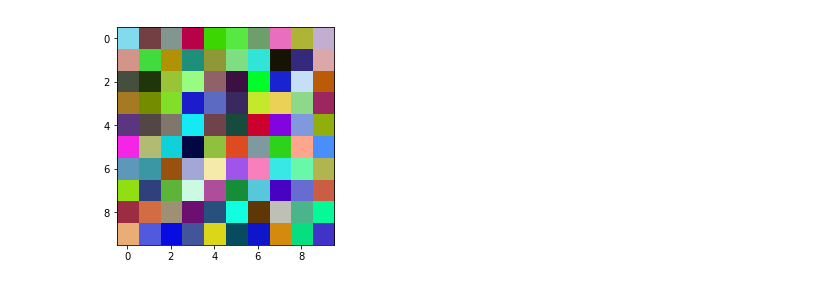
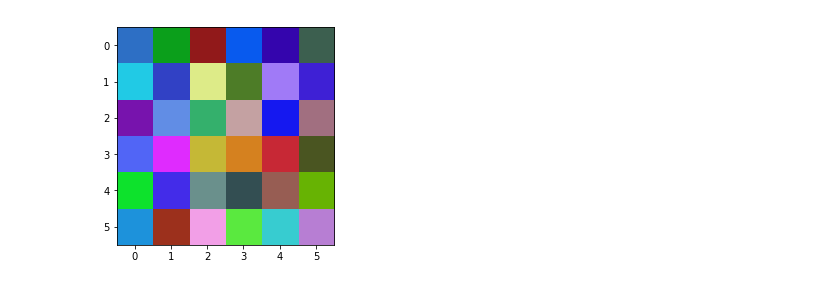
Before and after one commit to Lewington-pitsos/neural_synthesis, a Jupyter notebook: pad.ipynb, the cells around one changed output. Saved outputs shown, nothing was run; the diff lists cells and outputs as text; code cells hidden in the pictures.

```diff
--- a/pad.ipynb
+++ b/pad.ipynb
@@ -4,10 +4,10 @@ import torch
 import numpy as np
 from utils import stats, img
 # %%
-x = img.random_image(1, 10)
+x = img.random_image(1, 6)
 img.show_image(x)
 # %% [output]
-[figure, old version]
+[figure, new version]
 # %%
 print(x.size())
 importlib.reload(stats)
```
Also changed, not shown: parts of 2 cells of this notebook, 1 other file.
